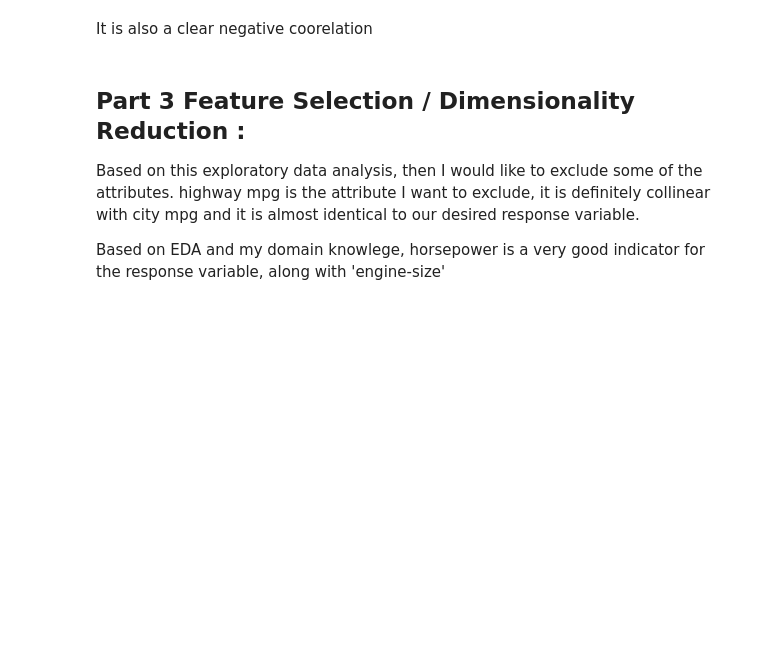
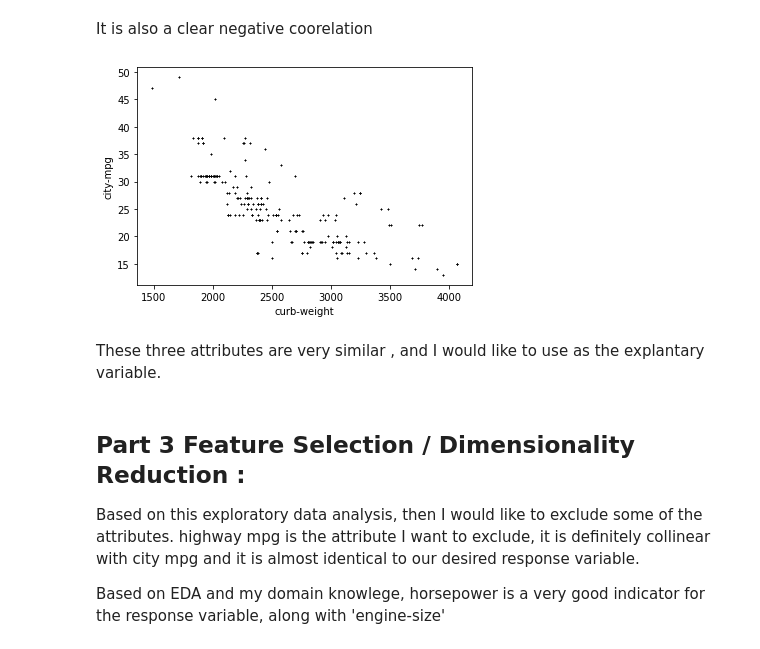
Before and after one commit to steinszzh/DAV6150, a Jupyter notebook: m4hw/zh_zhang_M4_assn_.ipynb, the cells around one changed output. Cells and saved outputs as stored; diff of their text form; code cells hidden in the pictures; blank space fills up the shorter version.

```diff
--- a/m4hw/zh_zhang_M4_assn_.ipynb
+++ b/m4hw/zh_zhang_M4_assn_.ipynb
@@ -371,6 +373,13 @@ scatter_plot = auto.plot.scatter('engine-size','city-mpg',color = 'g', s=1, mark
 [figure]
 # %% [markdown]
 It is also a clear negative coorelation
+# %%
+#print scatterplot for ''curb-weight' vs 'city-mpg'
+scatter_plot = auto.plot.scatter('curb-weight','city-mpg',color = 'k', s=1, marker = "x")
+# %% [output]
+[figure, added]
+# %% [markdown]
+These three attributes are very similar , and I would like to use as the explantary variable.
 # %% [markdown]
 ## Part 3 Feature Selection / Dimensionality Reduction  : ##
 Based on this exploratory data analysis, then I would like to exclude some of the attributes.
```
Also changed, not shown: parts of 8 cells of this notebook.
